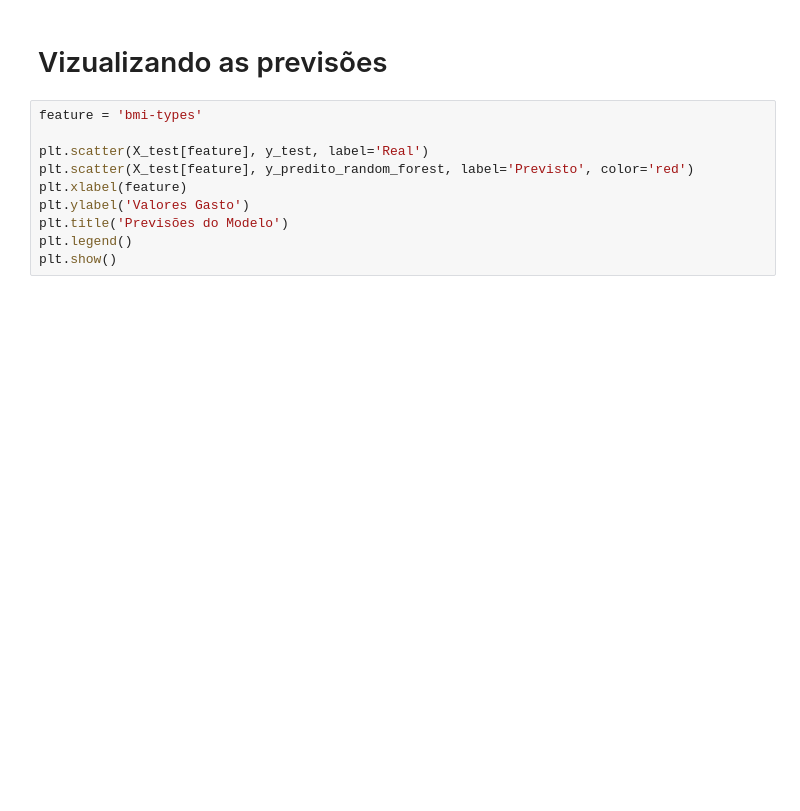
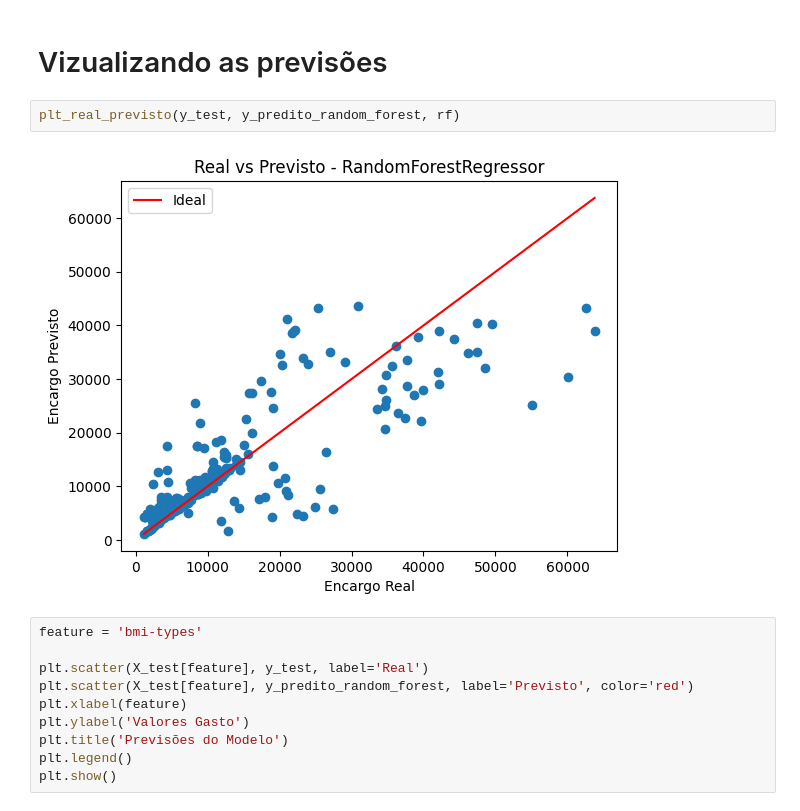
Before and after one commit to lcaffe/tech-challenge, a Jupyter notebook: tech_challenge.ipynb, the cells around one changed output. Cells and saved outputs as stored; diff of their text form; blank space fills up the shorter version.

```diff
--- a/tech_challenge.ipynb
+++ b/tech_challenge.ipynb
@@ -757,6 +764,10 @@ Com o modelo  **RandomForestRegressor** , usamos a primeiro a informação 'bmi'
 | Sim | Sim | 0.9695 |
 # %% [markdown]
 # Vizualizando as previsões
+# %%
+plt_real_previsto(y_test, y_predito_random_forest, rf)
+# %% [output]
+[figure, added]
 # %%
 feature = 'bmi-types'
 
```
Also changed, not shown: parts of 5 cells of this notebook.
